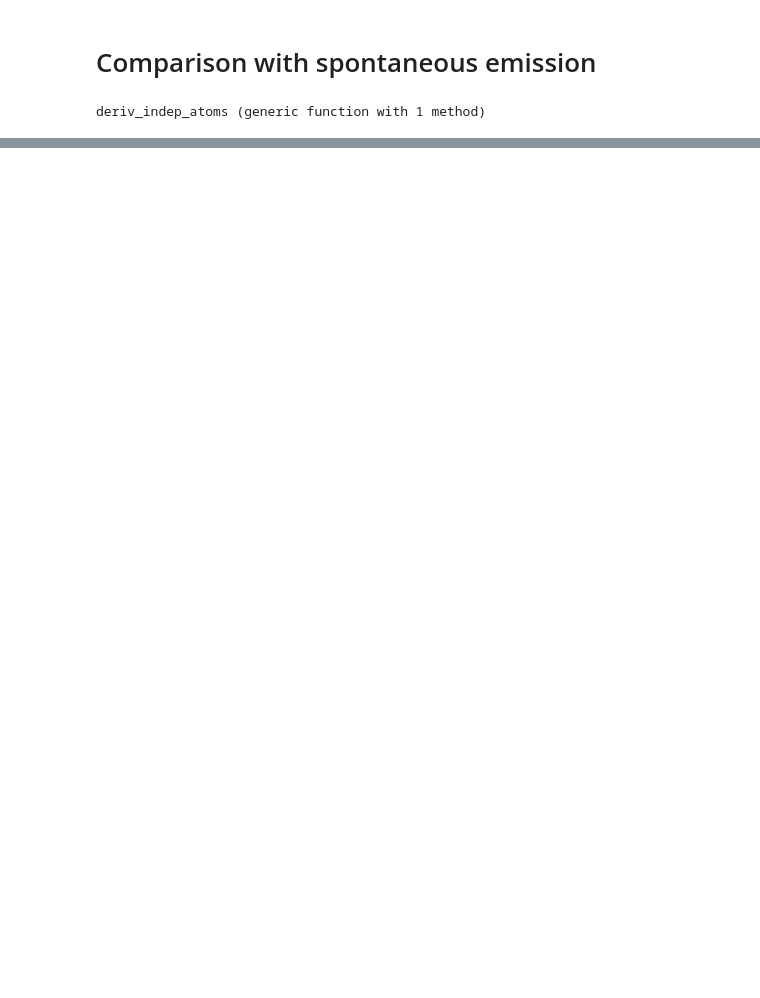
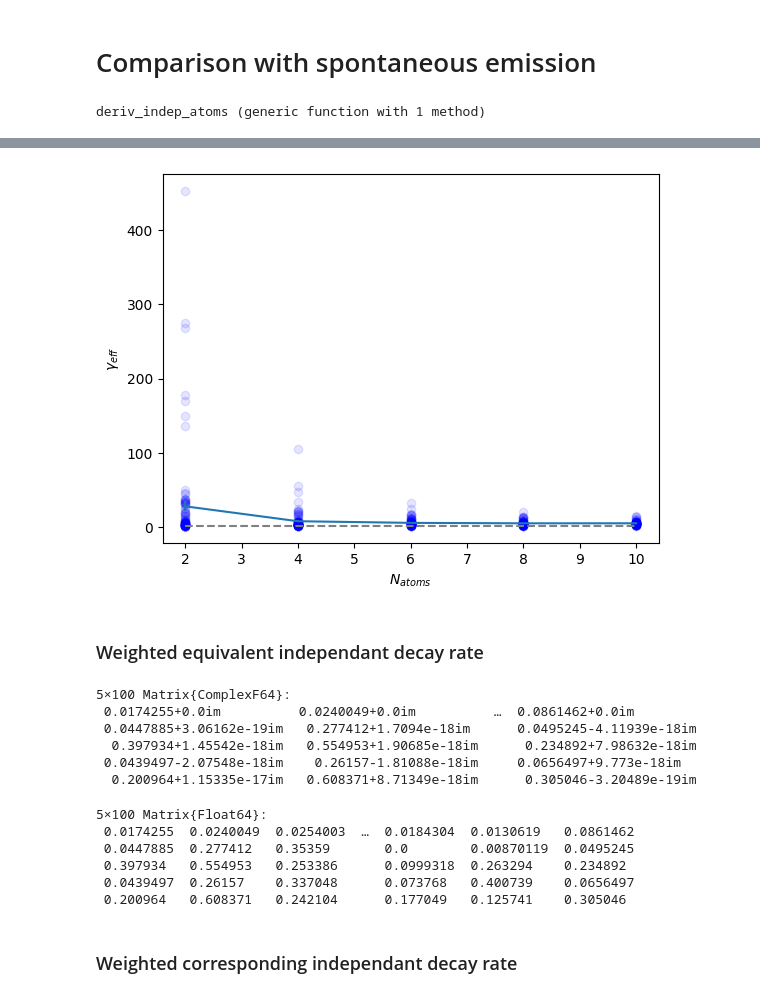
Before and after one commit to DolbeaultRemy/SR_droplets, a Jupyter notebook: QuantumCumulants/Model16/Plot_results.ipynb, the cells around one changed output, grey strips where cells are left out. Saved outputs shown, nothing was run; the diff lists cells and outputs as text; code cells hidden in the pictures; blank space fills up the shorter version.

```diff
--- a/QuantumCumulants/Model16/Plot_results.ipynb
+++ b/QuantumCumulants/Model16/Plot_results.ipynb
@@ -278,0 +344,59 @@ pygui(false); gcf();
+# %%
+close("all")
+fig = subplots()
+
+errorbar(N_list, [mean(decay_rate_interactions_eq_indep[i, :][decay_rate_interactions_eq_indep[i, :] .> 0]) for i in 1:size(decay_rate_interactions_eq_indep)[1]], yerr=[std(decay_rate_interactions_eq_indep[i, :][decay_rate_interactions_eq_indep[i, :] .> 0])/sqrt(r) for i in 1:size(decay_rate_interactions_eq_indep)[1]])
+
+for i in 1:length(N_list)
+    for j in 1:r
+        if j ∉ nbr_error_t_N[i]
+            scatter(N_list[i], decay_rate_interactions_eq_indep[i, j], color="blue", alpha=0.1)
+        end
+    end
+end
+
+xlabel(L"N_{atoms}")
+ylabel(L"\gamma_{eff}")
+
+hlines(1, N_list[1], N_list[end], linestyle="--", color="grey")
+# ylim(0, 1.5)
+# pygui(true); show()
+pygui(false);
+# %% [output]
+[figure, added]
+# %% [markdown]
+### Weighted equivalent independant decay rate
+# %%
+decay_rate_interactions_eq_indep_weighted = zeros(ComplexF64, (length(N_list), r))
+
+for (i, N) in enumerate(N_list)
+    @load "op_list/op_list_$N.jdl2" op_list
+    for j in 1:length(popup_t_N[i])
+        if j ∉ nbr_error_t_N[i]
+            sol_SS = sol_t_N[i][j][end]
+
+            decay_rate_interactions_eq_indep_weighted[i, j] += 2*decay_rate_interactions_eq_indep[i, j]*sum(sol_SS[a] for a = 1:N)
+            decay_rate_interactions_eq_indep_weighted[i, j] -= 2*Ω_RO*sum([imag(sol_SS[a]) for a = N+1:2*N])
+
+        end
+    end
+end
+decay_rate_interactions_eq_indep_weighted
+# %% [output]
+5×100 Matrix{ComplexF64}:
+ 0.0174255+0.0im          0.0240049+0.0im          …  0.0861462+0.0im
+ 0.0447885+3.06162e-19im   0.277412+1.7094e-18im      0.0495245-4.11939e-18im
+  0.397934+1.45542e-18im   0.554953+1.90685e-18im      0.234892+7.98632e-18im
+ 0.0439497-2.07548e-18im    0.26157-1.81088e-18im     0.0656497+9.773e-18im
+  0.200964+1.15335e-17im   0.608371+8.71349e-18im      0.305046-3.20489e-19im
+# %%
+decay_rate_interactions_eq_indep_weighted = real.(decay_rate_interactions_eq_indep_weighted)
+# %% [output]
+5×100 Matrix{Float64}:
+ 0.0174255  0.0240049  0.0254003  …  0.0184304  0.0130619   0.0861462
+ 0.0447885  0.277412   0.35359       0.0        0.00870119  0.0495245
+ 0.397934   0.554953   0.253386      0.0999318  0.263294    0.234892
+ 0.0439497  0.26157    0.337048      0.073768   0.400739    0.0656497
+ 0.200964   0.608371   0.242104      0.177049   0.125741    0.305046
+# %% [markdown]
+### Weighted corresponding independant decay rate
```
Also changed, not shown: parts of 28 cells of this notebook, 18 other files.
